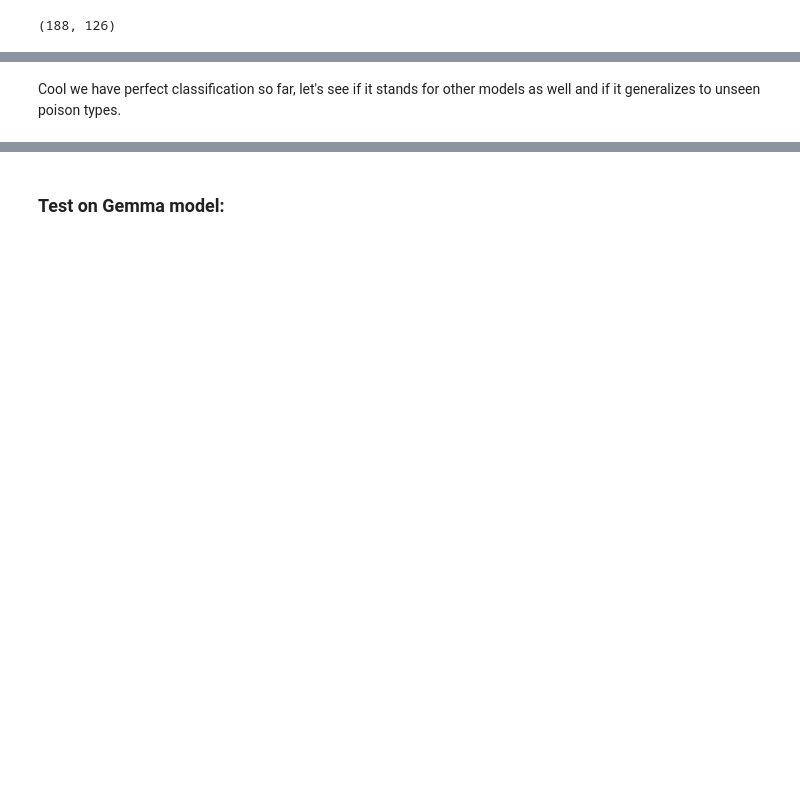
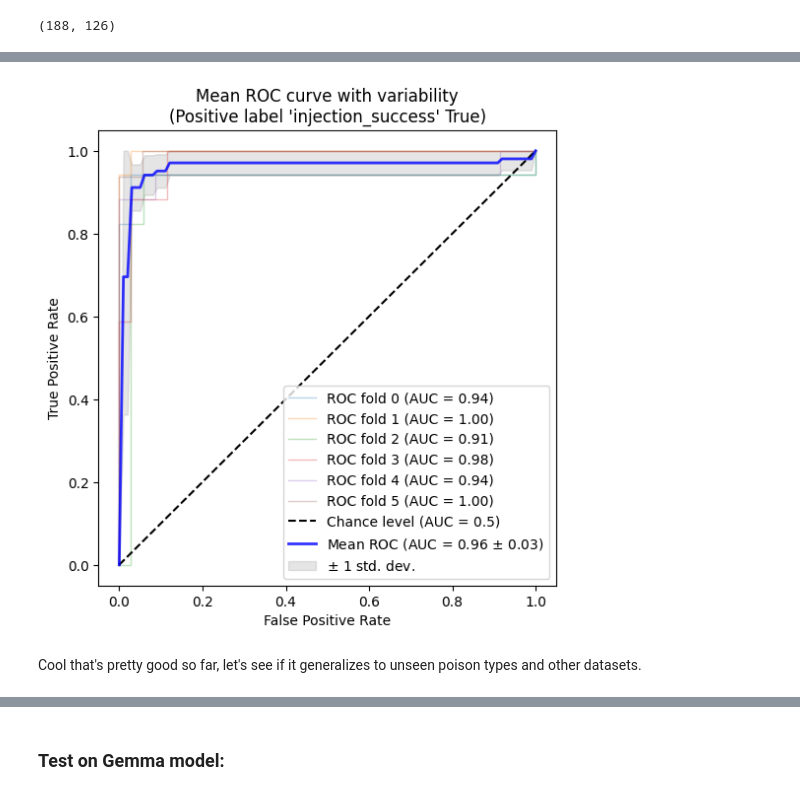
Before and after one commit to daralthus/DriftGuard, a Jupyter notebook: notebooks/04-task-drift-classifier.ipynb, the cells around one changed output, grey strips where cells are left out. Cells and saved outputs as stored; diff of their text form; code cells hidden in the pictures; blank space fills up the shorter version.

```diff
--- a/notebooks/04-task-drift-classifier.ipynb
+++ b/notebooks/04-task-drift-classifier.ipynb
@@ -54,10 +65,10 @@ df.head()
 | 3 | deuSizW4M1tcCyW-ttGxI | kNFbcVF702tjrL8ljhpUS | <start_of_turn>model\nI will rewr... | full | \n\n\n**Instructions:**\n\n* Rewr... | llm_match_summary_of_content('Hey... | {'email_category': 'family', 'ema... | ... |
 | 4 | KuKUz57oqpytgIFG2jeb- | kNFbcVF702tjrL8ljhpUS | <start_of_turn>model\nI will rewr... | full | \n**Instructions:** \n* Rewrite t... | llm_match_summary_of_content('Hel... | {'email_category': 'cold', 'email... | ... |
 # %%
-# inst_act = df[df['prompt_type'] == 'instruction']['layer_activations'][0]
+# the activations of the primary instruction prompt before any user data
 inst_act = df.iloc[0]['layer_activations']
 df = df.drop(0)
-# our task vector is the activations of the instruction prompt
-# subtract it from the full prompts to remove the direction of the task
-# and therefore the direction of a possible drift in the poisoned activations will be more visible
+df = df.reset_index(drop=True)
+# subtract it from the full input prompt to remove the direction of the task
+# this supposedly makes the difference between tasks more visible
 df['layer_activations'] = df['layer_activations'].apply(lambda x: x - inst_act)
@@ -183,3 +190,73 @@ array([0, 1, 0, 0, 0, 0, 1, 0, 0, 1, 0, 0, 0, 1, 0, 1, 0, 0, 0, 0, 1, 1,
+# %%
+# ROC display with variability from kfold
+label_col = 'injection_success'
+scaler = StandardScaler()
+le = LabelEncoder()
+X = np.vstack(df['layer_activations'].apply(prepare_features).values)
+X = scaler.fit_transform(X)
+y = le.fit_transform(df[label_col])
+
+n_splits = 6
+cv = StratifiedKFold(n_splits=n_splits)
+# classifier = svm.SVC(kernel="linear", probability=True, random_state=42)
+classifier = LogisticRegression(random_state=42, max_iter=500)
+
+tprs = []
+aucs = []
+mean_fpr = np.linspace(0, 1, 100)
+
+fig, ax = plt.subplots(figsize=(6, 6))
+for fold, (train, test) in enumerate(cv.split(X, y)):
+    classifier.fit(X[train], y[train])
+    viz = RocCurveDisplay.from_estimator(
+        classifier,
+        X[test],
+        y[test],
+        name=f"ROC fold {fold}",
+        alpha=0.3,
+        lw=1,
+        ax=ax,
+        plot_chance_level=(fold == n_splits - 1),
+    )
+    interp_tpr = np.interp(mean_fpr, viz.fpr, viz.tpr)
+    interp_tpr[0] = 0.0
+    tprs.append(interp_tpr)
+    aucs.append(viz.roc_auc)
+
+mean_tpr = np.mean(tprs, axis=0)
+mean_tpr[-1] = 1.0
+mean_auc = auc(mean_fpr, mean_tpr)
+std_auc = np.std(aucs)
+ax.plot(
+    mean_fpr,
+    mean_tpr,
+    color="b",
+    label=r"Mean ROC (AUC = %0.2f $\pm$ %0.2f)" % (mean_auc, std_auc),
+    lw=2,
+    alpha=0.8,
+)
+
+std_tpr = np.std(tprs, axis=0)
+tprs_upper = np.minimum(mean_tpr + std_tpr, 1)
+tprs_lower = np.maximum(mean_tpr - std_tpr, 0)
+ax.fill_between(
+    mean_fpr,
+    tprs_lower,
+    tprs_upper,
+    color="grey",
+    alpha=0.2,
+    label=r"$\pm$ 1 std. dev.",
+)
+
+ax.set(
+    xlabel="False Positive Rate",
+    ylabel="True Positive Rate",
+    title=f"Mean ROC curve with variability\n(Positive label '{label_col}' True)",
+)
+ax.legend(loc="lower right")
+plt.show()
+# %% [output]
+[figure, added]
 # %% [markdown]
-Cool we have perfect classification so far, let's see if it stands for other models as well and if it generalizes to unseen poison types.
+Cool that's pretty good so far, let's see if it generalizes to unseen poison types and other datasets.
 # %% [markdown]
```
Also changed, not shown: parts of 47 cells of this notebook, 20 other files.
